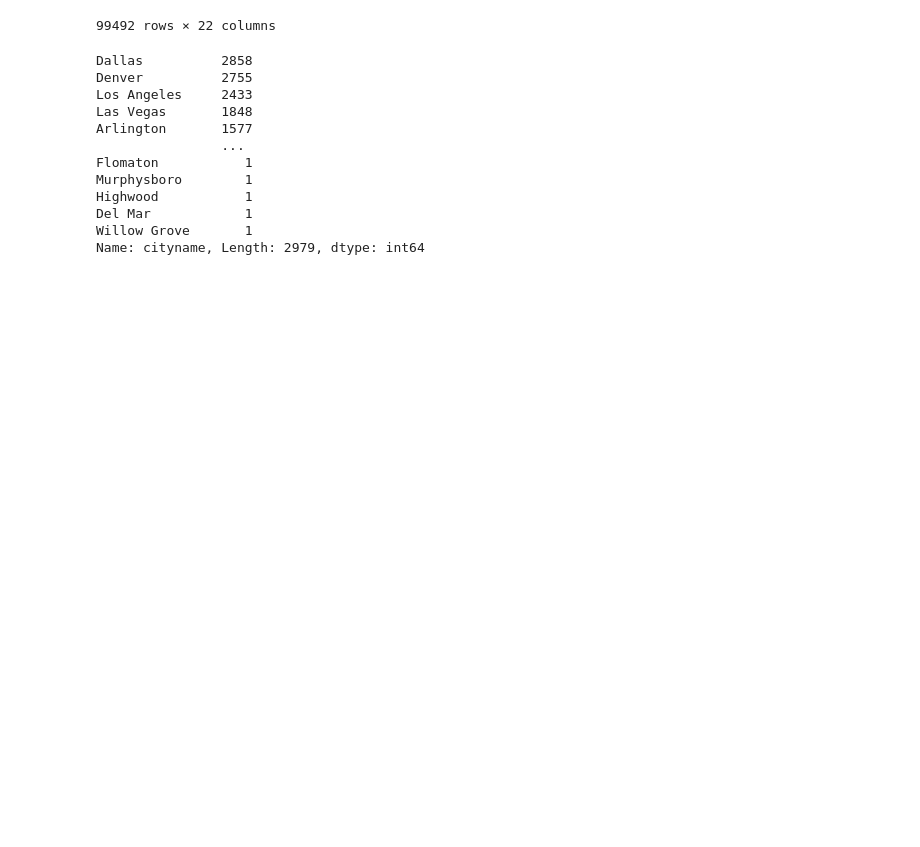
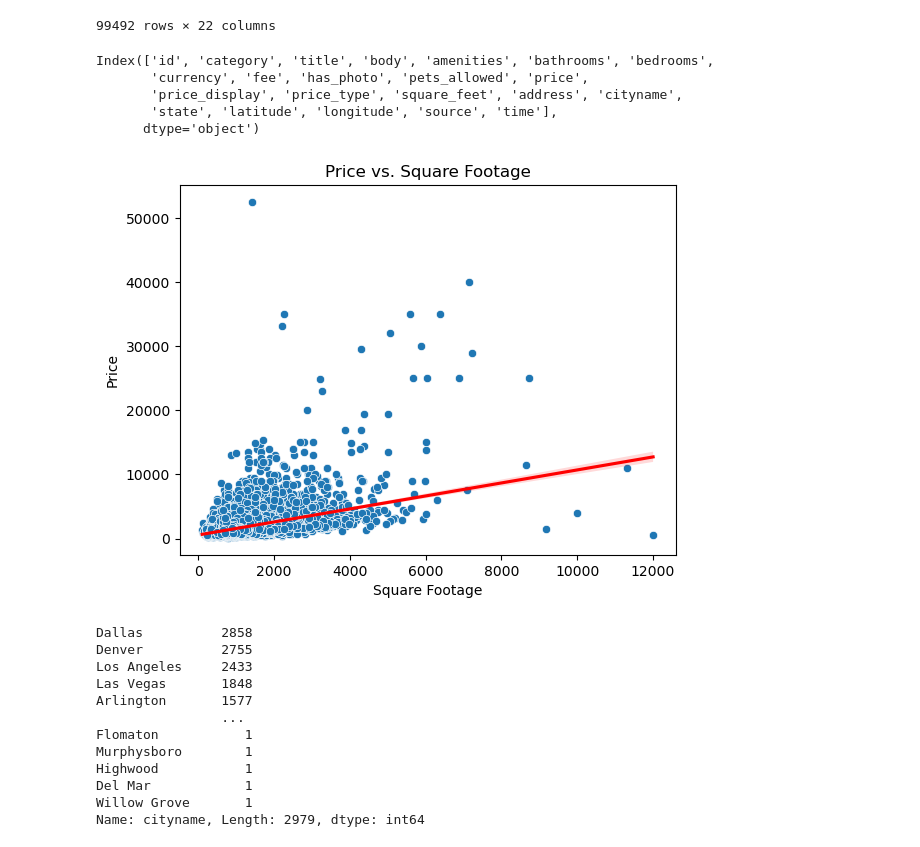
Before and after one commit to yidanzhao00/Natural-Gas-Price-Tendency-Analysis, a Jupyter notebook: code/ML_project.ipynb, the cells around one changed output. Drawn from its saved outputs; the diff is of its cells as text; code cells hidden in the pictures; blank space fills up the shorter version.

```diff
--- a/code/ML_project.ipynb
+++ b/code/ML_project.ipynb
@@ -42,6 +42,24 @@ As the xlwt package is no longer maintained, the xlwt engine will be removed in
 | 99490 | 5121218935 | housing/rent/apartment | The Crest offers studio, 1, 2 & T... | Amenities include a fitness facil... | Gym,Pool | 1.0 | 1.0 | USD | No | Yes | ... |
 | 99491 | 5121218844 | housing/rent/apartment | Large Remodeled Two BR 1. Five BA... | This is a brand new 2 Beds 1. fiv... | Gated,Parking,Wood Floors | 1.5 | 2.0 | USD | No | Yes | ... |
 99492 rows × 22 columns
+# %%
+apt_df.columns
+# %% [output]
+Index(['id', 'category', 'title', 'body', 'amenities', 'bathrooms', 'bedrooms',
+       'currency', 'fee', 'has_photo', 'pets_allowed', 'price',
+       'price_display', 'price_type', 'square_feet', 'address', 'cityname',
+       'state', 'latitude', 'longitude', 'source', 'time'],
+      dtype='object')
+# %%
+sns.scatterplot(data=cleaned_apt_df, x='square_feet', y='price')
+sns.regplot(data=cleaned_apt_df, x='square_feet', y='price', scatter=False, color='red')
+
+plt.title('Price vs. Square Footage')
+plt.xlabel('Square Footage')
+plt.ylabel('Price')
+plt.show()
+# %% [output]
+[figure, added]
 # %%
 # Count the number of observations for each unique value in the 'cityname' column
 city_counts = apt_df['cityname'].value_counts()
```
Also changed, not shown: parts of 26 cells of this notebook.
